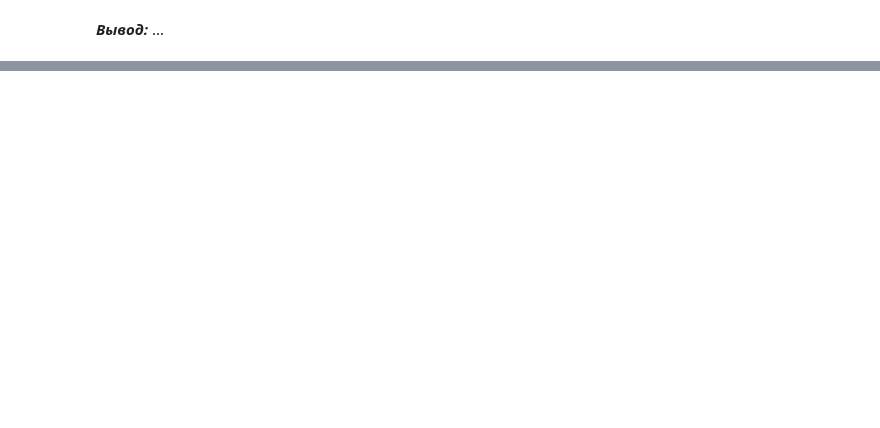
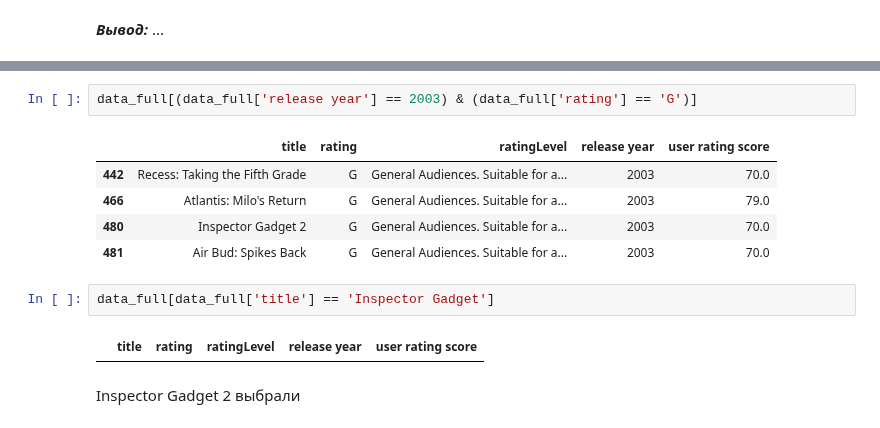
Before and after one commit to VorobyvEgor/Seminar_Sber, a Jupyter notebook: Projects/Егор_Воробьев_[Template]_Групповой_проект__Первичный_анализ_данных_.ipynb, the cells around one changed output, grey strips where cells are left out. Cells and saved outputs as stored; diff of their text form; blank space fills up the shorter version.

```diff
--- a/Projects/Егор_Воробьев_[Template]_Групповой_проект__Первичный_анализ_данных_.ipynb
+++ b/Projects/Егор_Воробьев_[Template]_Групповой_проект__Первичный_анализ_данных_.ipynb
@@ -408,0 +460,14 @@ data_full[data_full['rating'] == Sherlock['rating'].values[0]]
+# %%
+data_full[(data_full['release year'] == 2003) & (data_full['rating'] == 'G')]
+# %% [output]
+|  | title | rating | ratingLevel | release year | user rating score |
+| 442 | Recess: Taking the Fifth Grade | G | General Audiences. Suitable for a... | 2003 | 70.0 |
+| 466 | Atlantis: Milo's Return | G | General Audiences. Suitable for a... | 2003 | 79.0 |
+| 480 | Inspector Gadget 2 | G | General Audiences. Suitable for a... | 2003 | 70.0 |
+| 481 | Air Bud: Spikes Back | G | General Audiences. Suitable for a... | 2003 | 70.0 |
+# %%
+data_full[data_full['title'] == 'Inspector Gadget']
+# %% [output]
+|  | title | rating | ratingLevel | release year | user rating score |
+# %% [markdown]
+Inspector Gadget 2	выбрали
```
Also changed, not shown: parts of 13 cells of this notebook.
